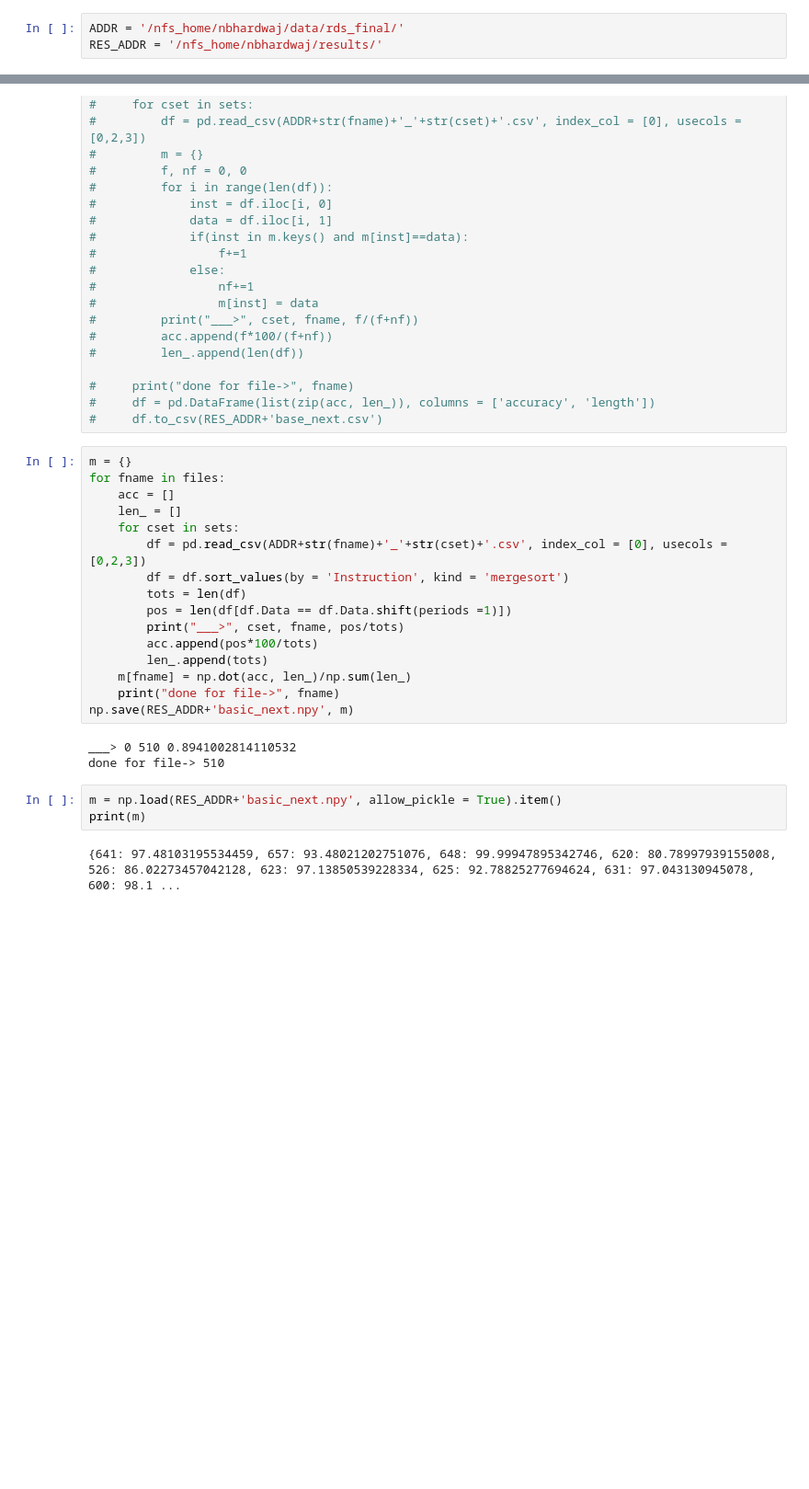
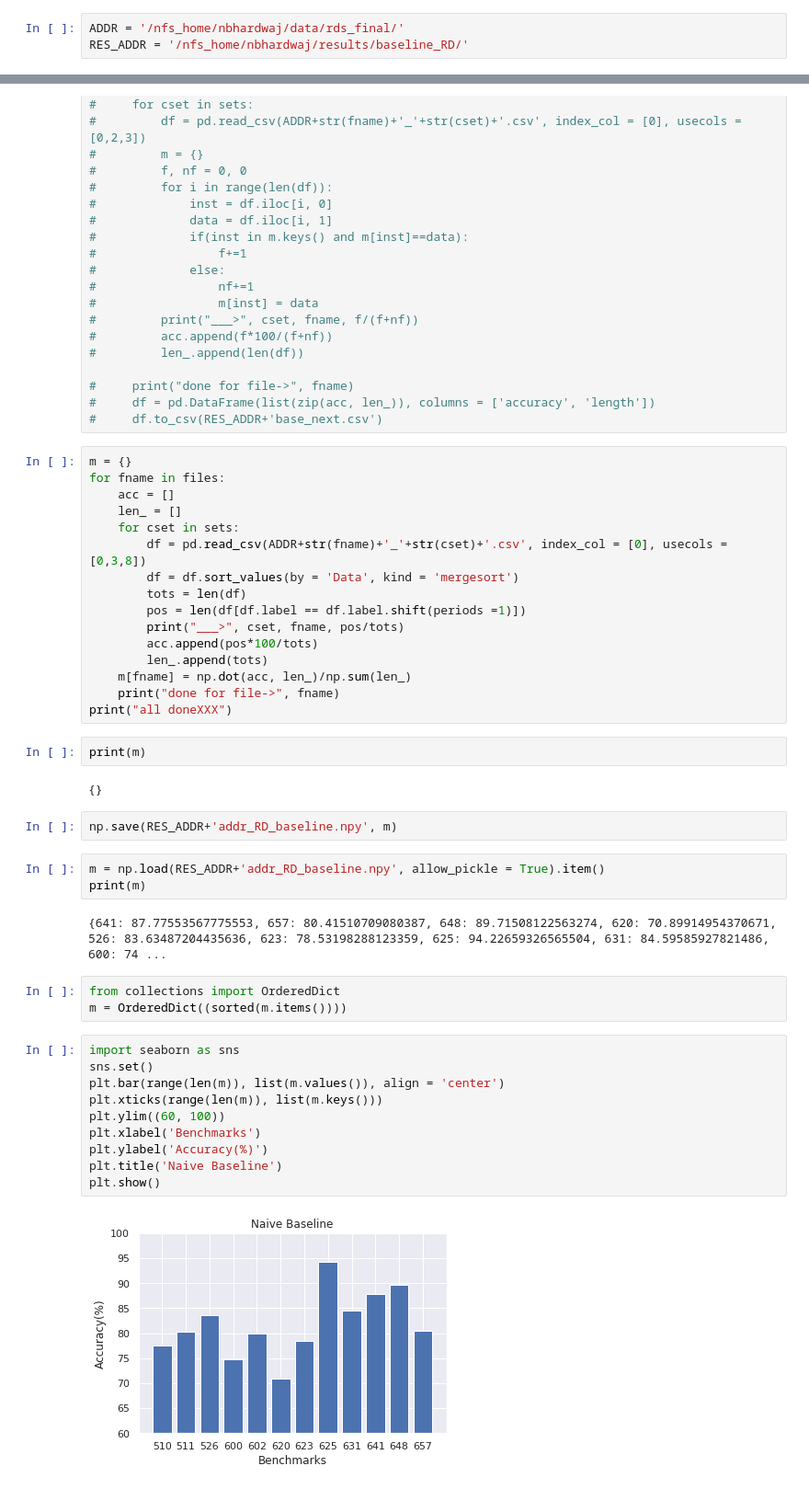
Before and after one commit to namitbhardwaj/cache, a Jupyter notebook: basic_next_RD.ipynb, the cells around one changed output, grey strips where cells are left out. Shown at 92% size. Saved outputs shown, nothing was run; the diff lists cells and outputs as text; blank space fills up the shorter version.

```diff
--- a/basic_next_RD.ipynb
+++ b/basic_next_RD.ipynb
@@ -9,4 +9,4 @@ from matplotlib.pyplot import figure
 from tabulate import tabulate
 # %%
 ADDR = '/nfs_home/nbhardwaj/data/rds_final/'
-RES_ADDR = '/nfs_home/nbhardwaj/results/'
+RES_ADDR = '/nfs_home/nbhardwaj/results/baseline_RD/'
@@ -50,21 +50,39 @@ for fname in files:
     acc = []
     len_ = []
     for cset in sets:
-        df = pd.read_csv(ADDR+str(fname)+'_'+str(cset)+'.csv', index_col = [0], usecols = [0,2,3])
-        df = df.sort_values(by = 'Instruction', kind = 'mergesort')
+        df = pd.read_csv(ADDR+str(fname)+'_'+str(cset)+'.csv', index_col = [0], usecols = [0,3,8])
+        df = df.sort_values(by = 'Data', kind = 'mergesort')
         tots = len(df)
-        pos = len(df[df.Data == df.Data.shift(periods =1)])
+        pos = len(df[df.label == df.label.shift(periods =1)])
         print("___>", cset, fname, pos/tots)
         acc.append(pos*100/tots)
         len_.append(tots)
     m[fname] = np.dot(acc, len_)/np.sum(len_)
     print("done for file->", fname)
-np.save(RES_ADDR+'basic_next.npy', m)
+print("all doneXXX")
-# %% [output]
-___> 0 510 0.8941002814110532
-done for file-> 510
+# %%
+print(m)
+# %% [output]
+{}
+# %%
+np.save(RES_ADDR+'addr_RD_baseline.npy', m)
 # %%
-m = np.load(RES_ADDR+'basic_next.npy', allow_pickle = True).item()
+m = np.load(RES_ADDR+'addr_RD_baseline.npy', allow_pickle = True).item()
 print(m)
 # %% [output]
-{641: 97.48103195534459, 657: 93.48021202751076, 648: 99.99947895342746, 620: 80.78997939155008, 526: 86.02273457042128, 623: 97.13850539228334, 625: 92.78825277694624, 631: 97.043130945078, 600: 98.1 ...
+{641: 87.77553567775553, 657: 80.41510709080387, 648: 89.71508122563274, 620: 70.89914954370671, 526: 83.63487204435636, 623: 78.53198288123359, 625: 94.22659326565504, 631: 84.59585927821486, 600: 74 ...
+# %%
+from collections import OrderedDict
+m = OrderedDict((sorted(m.items())))
+# %%
+import seaborn as sns
+sns.set()
+plt.bar(range(len(m)), list(m.values()), align = 'center')
+plt.xticks(range(len(m)), list(m.keys()))
+plt.ylim((60, 100))
+plt.xlabel('Benchmarks')
+plt.ylabel('Accuracy(%)')
+plt.title('Naive Baseline')
+plt.show()
+# %% [output]
+[figure, added]
```
Also changed, not shown: parts of 7 cells of this notebook, 21 other files.
